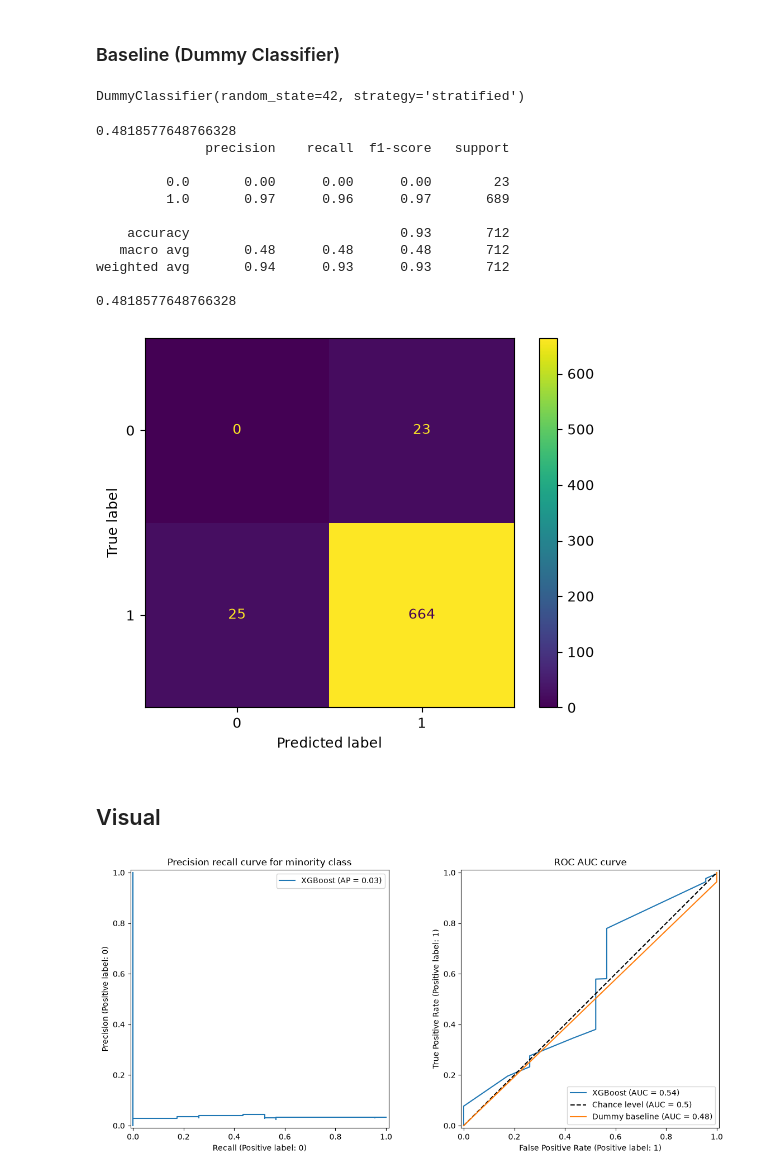
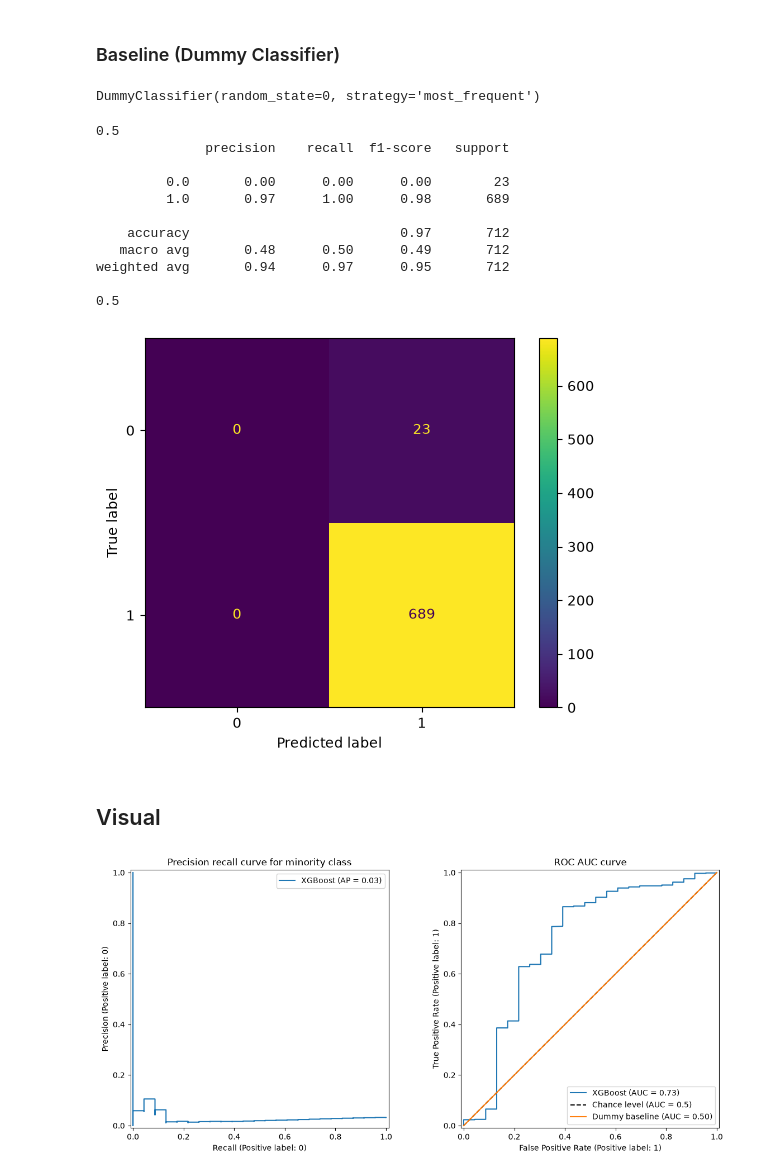
Before and after one commit to ameliehuebner/plastchem-project, a Jupyter notebook: analysis/binary.ipynb, the cells around one changed output. Saved outputs shown, nothing was run; the diff lists cells and outputs as text; code cells hidden in the pictures.

```diff
--- a/analysis/binary.ipynb
+++ b/analysis/binary.ipynb
@@ -84,6 +85,6 @@ Name: proportion, dtype: float64
 # %%
 # splitting
 X_exploration, X_split, y_exploration, y_split = train_test_split(X, y, test_size=0.3, stratify=y, random_state=42)
-X_test, X_val, y_test, y_val = train_test_split(X_split, y_split, test_size=0.5, stratify=y_split, random_state=42)
+X_val, X_test, y_val, y_test = train_test_split(X_split, y_split, test_size=0.5, stratify=y_split, random_state=42)
 # %% [markdown]
 ### Training
@@ -163,9 +230,9 @@ Best parameter (CV score=0.610):
 # %%
 # make predictions
 best_model = search.best_estimator_
-preds = best_model.predict(X_test)
-probs = best_model.predict_proba(X_test)
-print(balanced_accuracy_score(y_test, preds))
-print(classification_report(y_test, preds))
-print(roc_auc_score(y_test, probs[:, 1]))
+preds = best_model.predict(X_val)
+probs = best_model.predict_proba(X_val)
+print(balanced_accuracy_score(y_val, preds))
+print(classification_report(y_val, preds))
+print(roc_auc_score(y_val, probs[:, 1]))
 # %% [output]
@@ -200,53 +267,52 @@ print(pca.explained_variance_ratio_.sum())
 # %% [markdown]
 ### Baseline (Dummy Classifier)
 # %%
-dummy = DummyClassifier(strategy='stratified', random_state=42)
+dummy = DummyClassifier(strategy='most_frequent', random_state=0)
 dummy.fit(X_exploration, y_exploration)
 # %% [output]
-DummyClassifier(random_state=42, strategy='stratified')
+DummyClassifier(random_state=0, strategy='most_frequent')
 # %%
 # make predictions
-dummy_preds = dummy.predict(X_test)
-dummy_probs = dummy.predict_proba(X_test)
-print(balanced_accuracy_score(y_test, dummy_preds))
-print(classification_report(y_test, dummy_preds))
-print(roc_auc_score(y_test, dummy_probs[:, 1]))
+dummy_preds = dummy.predict(X_val)
+dummy_probs = dummy.predict_proba(X_val)
+print(balanced_accuracy_score(y_val, dummy_preds))
+print(classification_report(y_val, dummy_preds))
+print(roc_auc_score(y_val, dummy_probs[:, 1]))
 # %% [output]
-0.4818577648766328
+0.5
               precision    recall  f1-score   support
 
          0.0       0.00      0.00      0.00        23
-         1.0       0.97      0.96      0.97       689
+         1.0       0.97      1.00      0.98       689
 
-    accuracy                           0.93       712
-   macro avg       0.48      0.48      0.48       712
-weighted avg       0.94      0.93      0.93       712
+    accuracy                           0.97       712
+   macro avg       0.48      0.50      0.49       712
+weighted avg       0.94      0.97      0.95       712
 
-0.4818577648766328
+0.5
 # %%
-cm = confusion_matrix(y_test, dummy_preds)
+cm = confusion_matrix(y_val, dummy_preds)
 disp = ConfusionMatrixDisplay(cm)
 disp.plot()
 plt.show()
-# mainly guesses toxic
 # %% [output]
-[figure, old version]
+[figure, new version]
 # %% [markdown]
 ## Visual
 # %%
 fig, axs = plt.subplots(nrows=1, ncols=2, figsize=(14, 6))
 # Precision Recall plot
-PrecisionRecallDisplay.from_predictions(y_test, probs[:, 1], pos_label=0, name="XGBoost", ax=axs[0])
+PrecisionRecallDisplay.from_predictions(y_val, probs[:, 1], pos_label=0, name="XGBoost", ax=axs[0])
 axs[0].set_title("Precision recall curve for minority class")
 # ROC_AUC baseline vs model for best estimator
 
-RocCurveDisplay.from_predictions(y_test, probs[:, 1], name="XGBoost", ax=axs[1], plot_chance_level=True)
-RocCurveDisplay.from_predictions(y_test, dummy_probs[:, 1], name="Dummy baseline", ax=axs[1])
+RocCurveDisplay.from_predictions(y_val, probs[:, 1], name="XGBoost", ax=axs[1], plot_chance_level=True)
+RocCurveDisplay.from_predictions(y_val, dummy_probs[:, 1], name="Dummy baseline", ax=axs[1])
 axs[0].legend()
 axs[1].set_title("ROC AUC curve")
 plt.savefig(Path.cwd() / "roc_auc.svg", bbox_inches="tight")
 # %% [output]
-[figure, old version]
+[figure, new version]
 # %%
 # CV Performance
 best_idx = search.best_index_
```
Also changed, not shown: parts of 12 cells of this notebook, 3 other files.
